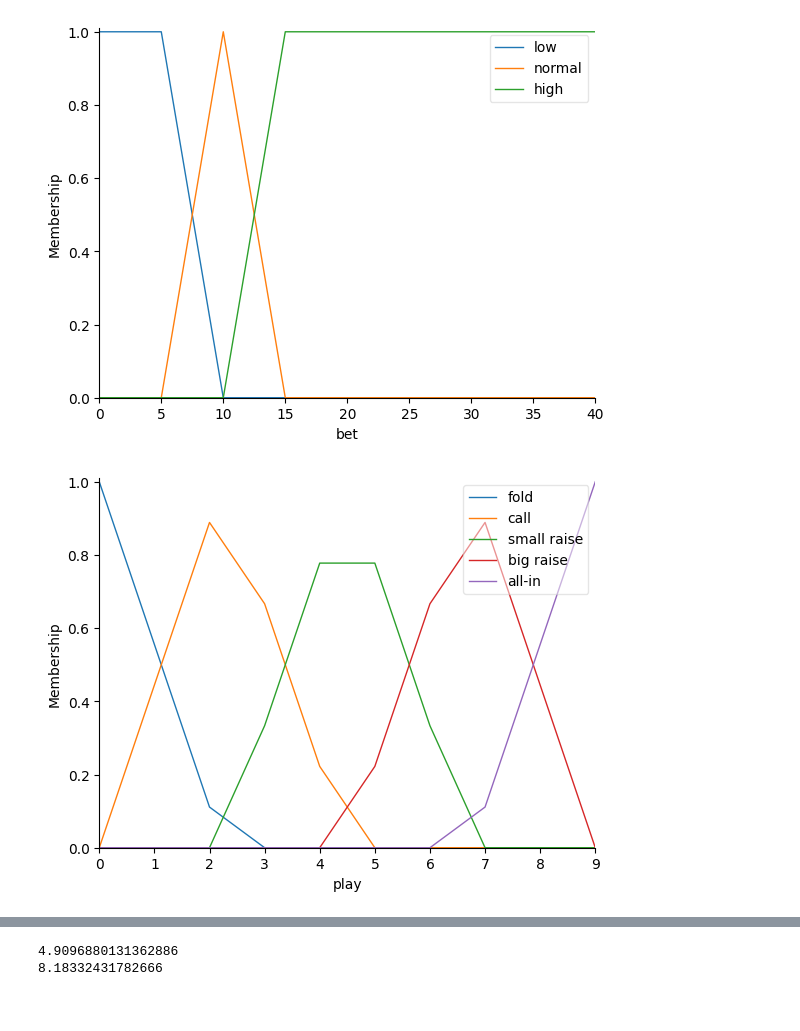
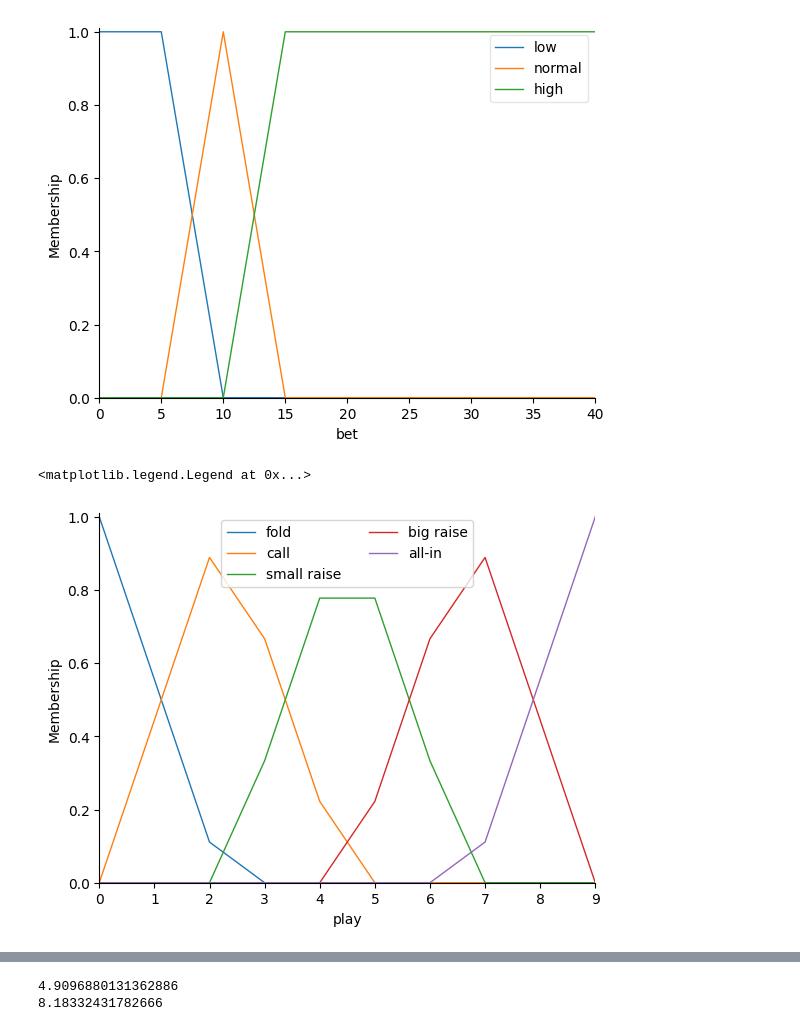
Before and after one commit to pedromiglou/Fuzzy_Logic_Game_AI, a Jupyter notebook: PokerAI.ipynb, the cells around one changed output, grey strips where cells are left out. Drawn from its saved outputs; the diff is of its cells as text; code cells hidden in the pictures.

```diff
--- a/PokerAI.ipynb
+++ b/PokerAI.ipynb
@@ -180,10 +180,12 @@ bet.view()
 # %%
 MAX = 10
 play = ctrl.Consequent(np.arange(MIN,MAX, 1), 'play')
 play.automf(4, names=['fold', 'call', 'small raise', 'big raise', 'all-in'])
 play.view()
+plt.legend(ncol=2)
 # %% [output]
+<matplotlib.legend.Legend at 0x...>
-[figure, old version]
+[figure, new version]
 # %%
 ## FUZZY RULES
 rules = [
```
Also changed, not shown: parts of 4 cells of this notebook, 1 other file.
